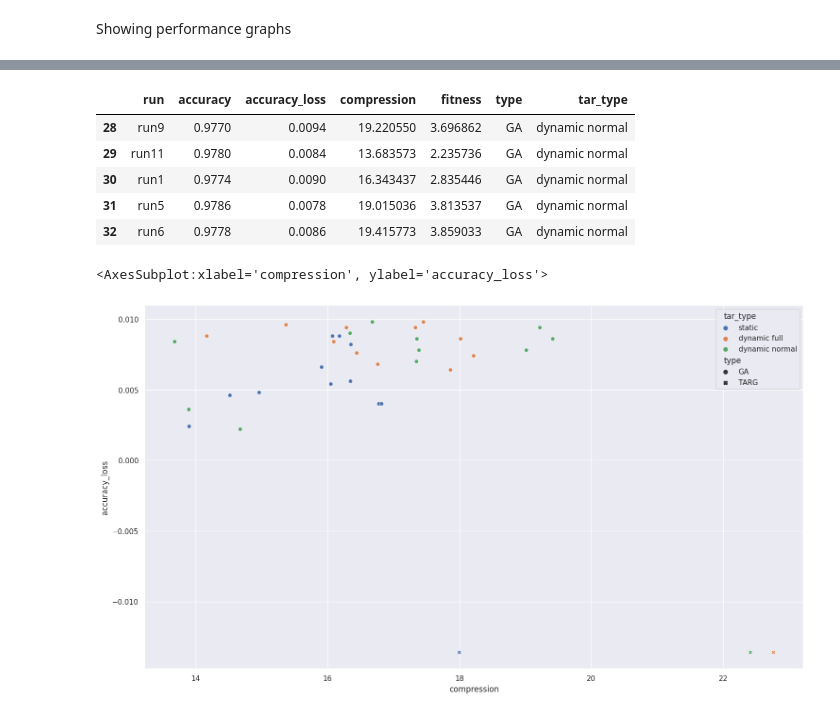
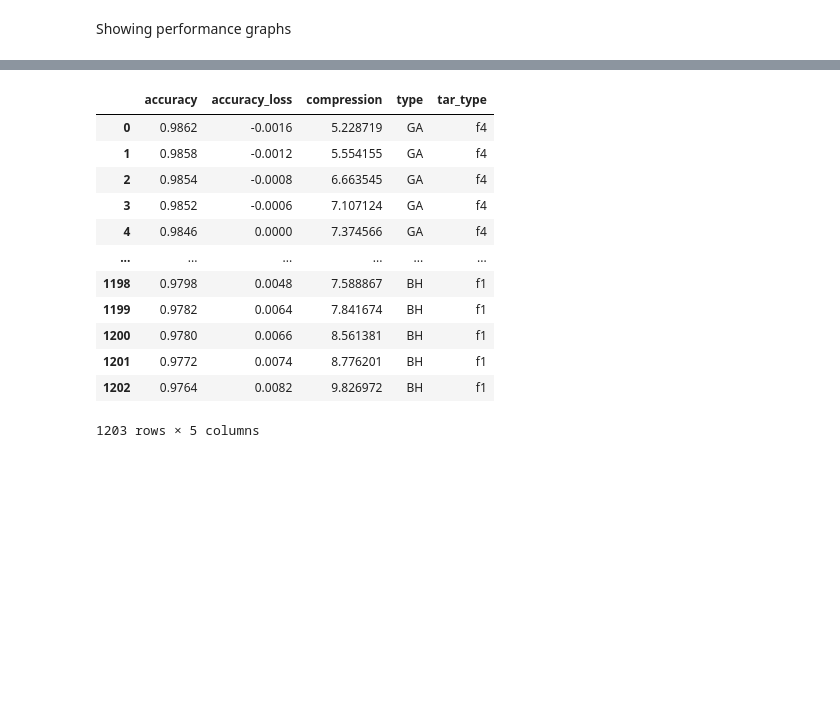
Before and after one commit to xcoupe01/nn_weight_share_optimization, a Jupyter notebook: notebooks/lenet_compression/lenet_compression_compare.ipynb, the cells around one changed output, grey strips where cells are left out. Saved outputs shown, nothing was run; the diff lists cells and outputs as text; code cells hidden in the pictures; blank space fills up the shorter version.

```diff
--- a/notebooks/lenet_compression/lenet_compression_compare.ipynb
+++ b/notebooks/lenet_compression/lenet_compression_compare.ipynb
@@ -44,3 +34,8 @@ def fit_from_vals(data, targ_vals):
+# %%
+cf = None
+
+with open(os.path.join(BASE_PATH, 'experiment_setting.yaml'), 'r') as config:
+    load_comp_config(yaml.safe_load(config))
 # %% [markdown]
 Loaded data structures
 # %%
@@ -290,0 +459,35 @@ Fitness target update to [ 1.       22.411316]
+# %%
+data_complete = {
+    'accuracy': [],
+    'accuracy_loss': [],
+    'compression': [],
+    'type': [],
+    'tar_type': [],
+}
+
+for experiment in FOLDERS_EXP:
+
+    exp_dirs = [name for name in os.listdir(experiment['path']) if os.path.isdir(os.path.join(experiment['path'], name))]
+
+    # load config
+    with open(os.path.join(experiment['path'], 'experiment_setting.yaml'), 'r') as config:
+        load_comp_config(yaml.safe_load(config))
+
+    print(experiment['path'])
+
+    for dir in exp_dirs:
+
+        for file in [x for x in os.listdir(os.path.join(experiment['path'], dir)) if x in FILE_FILT_SHOW]:
+
+            # loading the data
+            save_df = pd.read_csv(os.path.join(experiment['path'], dir, file))
+
+            add_df = pareto_from_df(save_df[save_df['accuracy_loss'] < ACC_TRESHOLD])
+
+            data_complete['accuracy'] += list(add_df['accuracy'])
+            data_complete['accuracy_loss'] += list(add_df['accuracy_loss'])
+            data_complete['compression'] += list(add_df['compression'])
+            data_complete['type'] += [SAVE_FILES[file] for _ in range(len(add_df.index))]
+            data_complete['tar_type'] += [experiment['type'] for _ in range(len(add_df.index))]
+
+data_complete = pd.DataFrame(data_complete)
@@ -291,9 +503,16 @@ Fitness target update to [ 1.       22.411316]
 # %%
-data_complete.tail()
+data_complete
 # %% [output]
-|  | run | accuracy | accuracy_loss | compression | fitness | type | tar_type |
-| 28 | run9 | 0.9770 | 0.0094 | 19.220550 | 3.696862 | GA | dynamic normal |
-| 29 | run11 | 0.9780 | 0.0084 | 13.683573 | 2.235736 | GA | dynamic normal |
-| 30 | run1 | 0.9774 | 0.0090 | 16.343437 | 2.835446 | GA | dynamic normal |
-| 31 | run5 | 0.9786 | 0.0078 | 19.015036 | 3.813537 | GA | dynamic normal |
-| 32 | run6 | 0.9778 | 0.0086 | 19.415773 | 3.859033 | GA | dynamic normal |
+|  | accuracy | accuracy_loss | compression | type | tar_type |
+| 0 | 0.9862 | -0.0016 | 5.228719 | GA | f4 |
+| 1 | 0.9858 | -0.0012 | 5.554155 | GA | f4 |
+| 2 | 0.9854 | -0.0008 | 6.663545 | GA | f4 |
+| 3 | 0.9852 | -0.0006 | 7.107124 | GA | f4 |
+| 4 | 0.9846 | 0.0000 | 7.374566 | GA | f4 |
+| ... | ... | ... | ... | ... | ... |
+| 1198 | 0.9798 | 0.0048 | 7.588867 | BH | f1 |
+| 1199 | 0.9782 | 0.0064 | 7.841674 | BH | f1 |
+| 1200 | 0.9780 | 0.0066 | 8.561381 | BH | f1 |
+| 1201 | 0.9772 | 0.0074 | 8.776201 | BH | f1 |
+| 1202 | 0.9764 | 0.0082 | 9.826972 | BH | f1 |
+1203 rows × 5 columns
@@ -305,6 +518,0 @@ for i, fit_cont in enumerate(fit_conts):
-# %%
-sns.set(rc={'figure.figsize': (18, 10)})
-sns.scatterplot(data=data_complete, x='compression', y='accuracy_loss', style='type', hue='tar_type')
-# %% [output]
-<AxesSubplot:xlabel='compression', ylabel='accuracy_loss'>
-[figure, removed]
```
Also changed, not shown: parts of 29 cells of this notebook, 34 other files.
